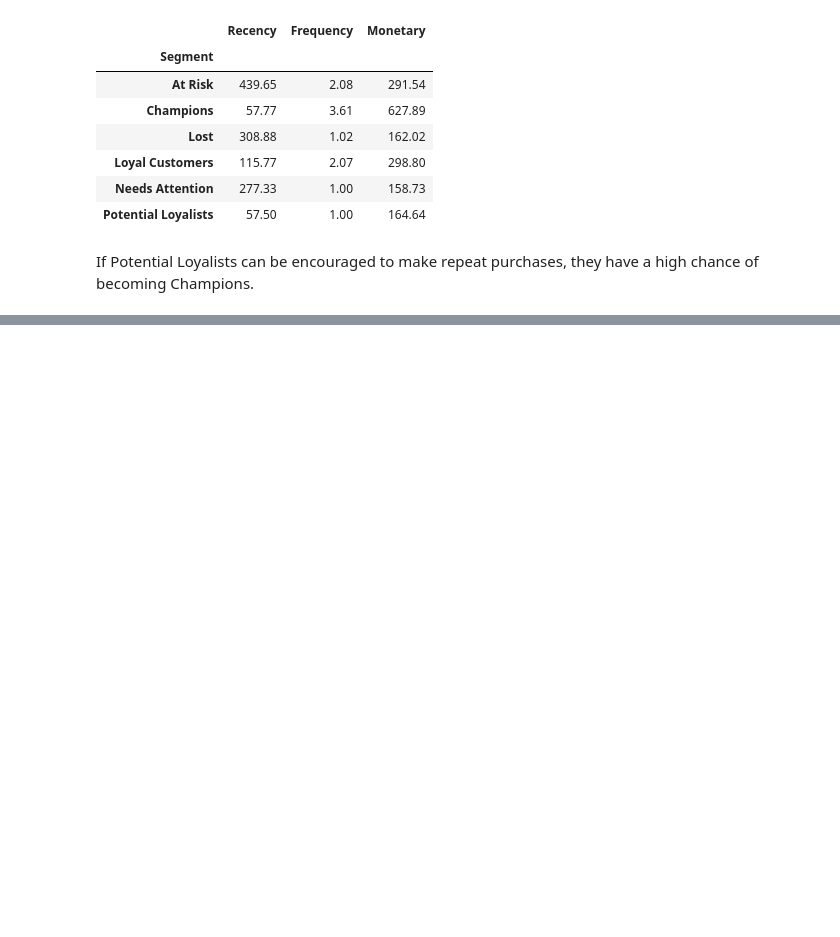
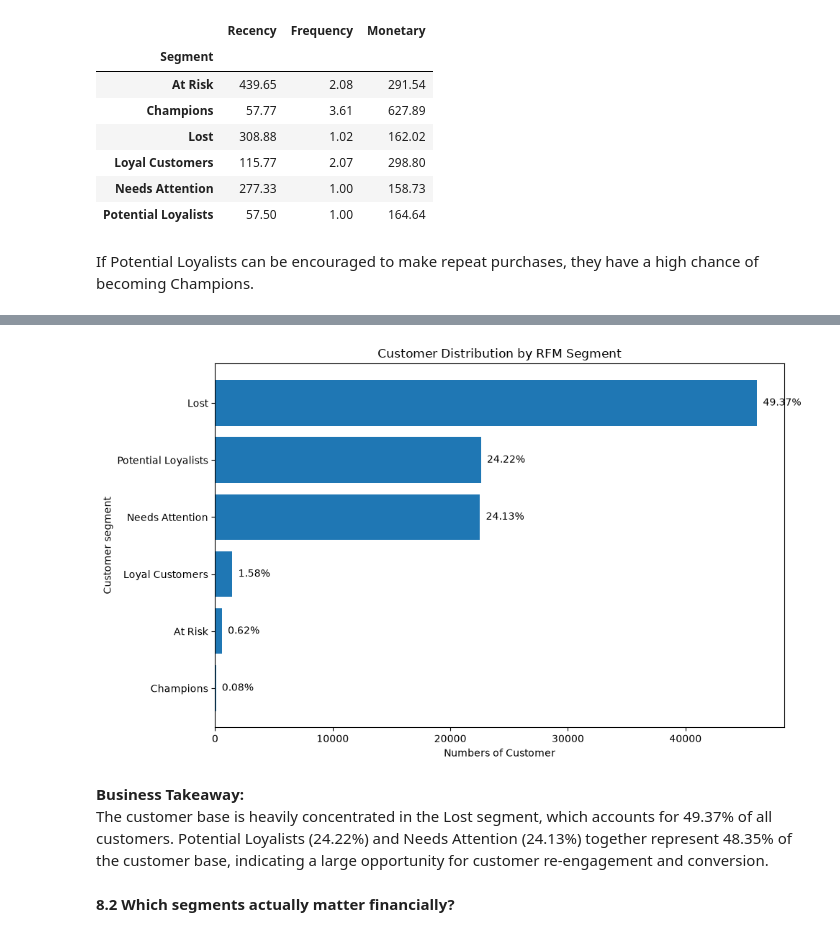
Before and after one commit to PrNamnnn/Customer-Retention-Analysis-using-RFM-Segmentation, a Jupyter notebook: notebooks/customer_retention_analysis.ipynb, the cells around one changed output, grey strips where cells are left out. Saved outputs shown, nothing was run; the diff lists cells and outputs as text; code cells hidden in the pictures; blank space fills up the shorter version.

Commit message:
Build e-commerce customer analytics project with RFM, cohorts and SQL analysis

```diff
--- a/notebooks/customer_retention_analysis.ipynb
+++ b/notebooks/customer_retention_analysis.ipynb
@@ -532,0 +539,9 @@ If Potential Loyalists can be encouraged to make repeat purchases, they have a h
+# %%
+segment_counts = rfm["Segment"].value_counts()
+
+segment_distributions = pd.DataFrame({
+    "Customer count" : segment_counts,
+    "Percentage" : (segment_counts/len(rfm)*100).round(2)
+})
+
+segment_distributions
@@ -532,0 +557,31 @@ If Potential Loyalists can be encouraged to make repeat purchases, they have a h
+# %%
+plt.figure(figsize=(10,6))
+
+plot_data = segment_distributions.sort_values("Customer count")
+
+bars = plt.barh(
+    plot_data.index,
+    plot_data["Customer count"]
+)
+
+plt.xlabel("Numbers of Customer")
+plt.ylabel("Customer segment")
+plt.title(("Customer Distribution by RFM Segment"))
+
+for bar, percentage in zip(bars, plot_data["Percentage"]):
+    plt.text(
+        bar.get_width() + 500,
+        bar.get_y() + bar.get_height()/2,
+        f"{percentage:.2f}%",
+        va="center"
+    )
+
+plt.tight_layout()
+plt.show()
+# %% [output]
+[figure, added]
+# %% [markdown]
+**Business Takeaway:**
+The customer base is heavily concentrated in the Lost segment, which accounts for 49.37% of all customers. Potential Loyalists (24.22%) and Needs Attention (24.13%) together represent 48.35% of the customer base, indicating a large opportunity for customer re-engagement and conversion.
+# %% [markdown]
+**8.2 Which segments actually matter financially?**
```
Also changed, not shown: parts of 83 cells of this notebook, 20 other files.
